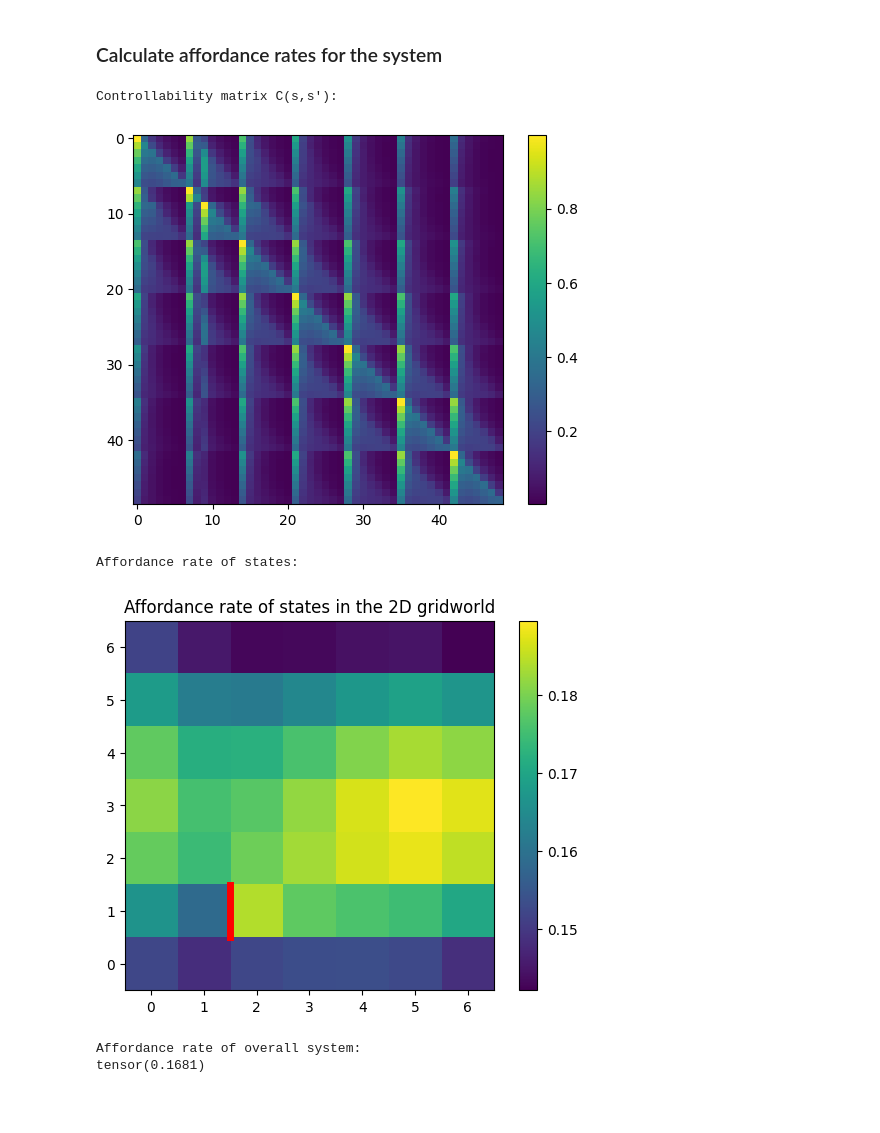
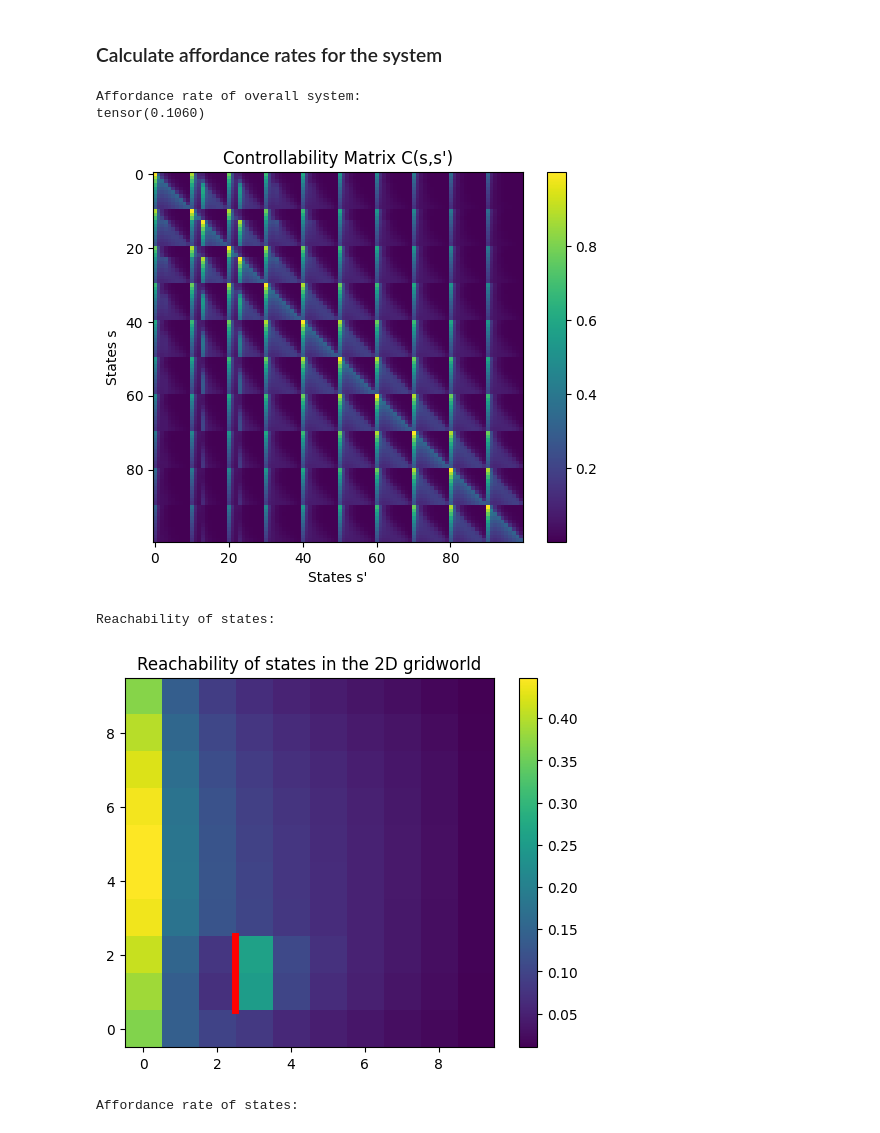
Before and after one commit to dkornai/rl_affordances, a Jupyter notebook: SR_aff.ipynb, the cells around one changed output. Saved outputs shown, nothing was run; the diff lists cells and outputs as text; code cells hidden in the pictures; blank space fills up the shorter version.

```diff
--- a/SR_aff.ipynb
+++ b/SR_aff.ipynb
@@ -8,17 +10,17 @@ from mdp import MDP
 # %% [markdown]
 ### Set up Gridworld with walls, wind, and friction
 # %%
-GAMMA = 0.9
-
 gridworld = GridWorld(
-    7, 7,
+    10, 10,
     #wall_horiz=[[0, 1],[1, 2], [2, 3]],
     #wall_vert=[[1, 1], [2, 2], [3, 3]],
-    wall_vert= [[2, 1]],
-    controllability=[0.6, 0.6],
+    wall_vert= [[3, 2], [3, 1]],
+    controllability=[0.5, 0.8],
     wind=[-0.5, 0.0])
 
 print("GridWorld:")
 print(gridworld.grid)
+
+TPM = gridworld.get_TPM()
 # %% [output]
 GridWorld:
@@ -34,52 +40,26 @@ x―x―x―x―x―x―x―x
 # %% [markdown]
 ### Calculate affordance rates for the system
 # %%
-TPM = gridworld.get_TPM()
-C = torch.zeros((gridworld.n_states, gridworld.n_states), dtype=torch.float32)
-
-# Calculate the controllability matrix C(s,s') for each state
-for i in range(gridworld.n_states):
-    rewards = torch.zeros(gridworld.n_states)
-    rewards[i] = 1.0
-    mdp = MDP(TPM, rewards, gamma=GAMMA)
-    mdp.get_SR_M()
-    M = mdp.M
-    M *= (1 - GAMMA) # normalise the successor representation
-    C[:, i] = M[:, i]
-
-# Plot results
-print("Controllability matrix C(s,s'):")
-plt.imshow(C.numpy(), cmap='viridis', interpolation='nearest')
-plt.colorbar()
-plt.show()
-
-print("Affordance rate of states:")
-c_bar = torch.mean(C, dim=1)
-# wrap onto grid to show controllability of states
-c_bar_grid = c_bar.reshape(gridworld.height, gridworld.width)
-
-plt.imshow(c_bar_grid.numpy(), cmap='viridis', interpolation='nearest')
-plt.gca().invert_yaxis()
-plt.colorbar()
-plt.title("Affordance rate of states in the 2D gridworld")
-
-# draw walls from the gridworld
-if gridworld.wall_horiz is not None:
-    for wall in gridworld.wall_horiz:
-        plt.plot([wall[0]-0.5, wall[1]-0.5], [wall[0]+0.5, wall[0]+0.5], color='red', linewidth=5)
-if gridworld.wall_vert is not None:
-    for wall in gridworld.wall_vert:
-        plt.plot([wall[0]-0.5, wall[0]-0.5], [wall[1]-0.5, wall[1]+0.5], color='red', linewidth=5)
-
-plt.show()
-
+# Calculate the controllability matrix
+C = calculate_C_matrix(TPM, gamma=0.9)
 print("Affordance rate of overall system:")
 c_bar_bar = torch.mean(C)
 print(c_bar_bar)
 # %% [output]
-Controllability matrix C(s,s'):
+Affordance rate of overall system:
+tensor(0.1060)
-[figure, removed]
-Affordance rate of states:
-[figure, removed]
-Affordance rate of overall system:
-tensor(0.1681)
+# %%
+# Plot the controllability matrix
+plot_controllability_matrix(C)
+plt.show()
+# Plot the reachability matrix
+plot_reachability(C, gridworld)
+plt.show()
+# Plot the affordance rate
+plot_affordance_rate(C, gridworld)
+plt.show()
+# %% [output]
+[figure, added]
+Reachability of states:
+[figure, added]
+Affordance rate of states:
```
Also changed, not shown: parts of 3 cells of this notebook, 2 other files.
